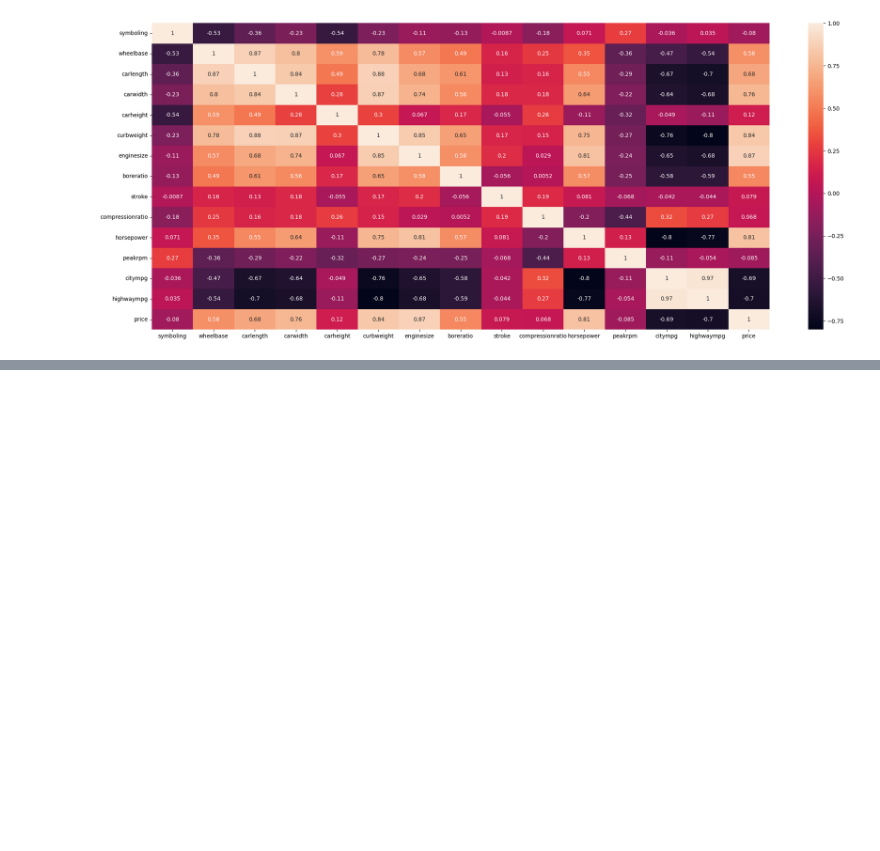
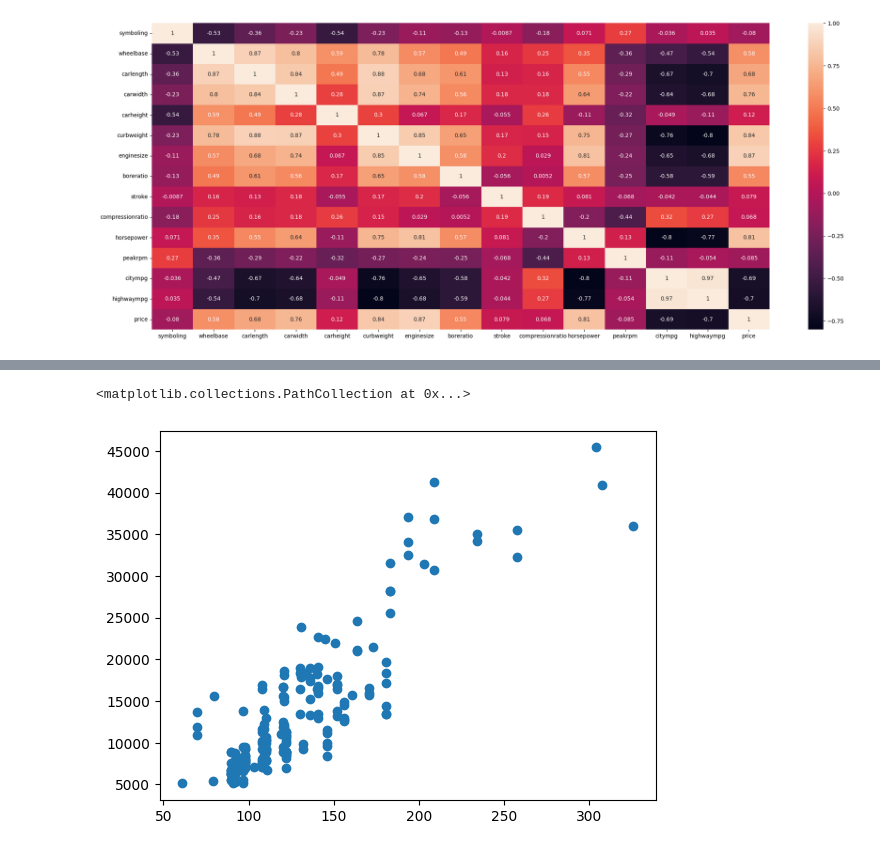
Before and after one commit to JXPJXT/MLNoteBooks, a Jupyter notebook: LinearRegression.ipynb, the cells around one changed output, grey strips where cells are left out. Drawn from its saved outputs; the diff is of its cells as text; code cells hidden in the pictures; blank space fills up the shorter version.

```diff
--- a/LinearRegression.ipynb
+++ b/LinearRegression.ipynb
@@ -177,0 +201,5 @@ sns.heatmap(num_df.corr(),annot=True)
+# %%
+dict_words= {"two": 2, "three": 3, "four": 4, "five": 5, "six": 6, "eight": 8, "twelve": 12}
+df['doornumber']= df['doornumber'].map(dict_words)
+df['cylindernumber']=df['cylindernumber'].map(dict_words)
+df.head()
@@ -177,0 +214,3 @@ sns.heatmap(num_df.corr(),annot=True)
+# %%
+obj_df= df.select_dtypes(include='object')
+obj_df
@@ -177,0 +286,4 @@ sns.heatmap(num_df.corr(),annot=True)
+# %%
+df.drop(columns=obj_df.columns,inplace=True)
+df_new= pd.concat([df,dummy_df],axis=1)
+df_new
@@ -177,0 +304,5 @@ sns.heatmap(num_df.corr(),annot=True)
+# %%
+plt.scatter(df['enginesize'],df['price'])
+# %% [output]
+<matplotlib.collections.PathCollection at 0x...>
+[figure, added]
```
Also changed, not shown: parts of 20 cells of this notebook.
